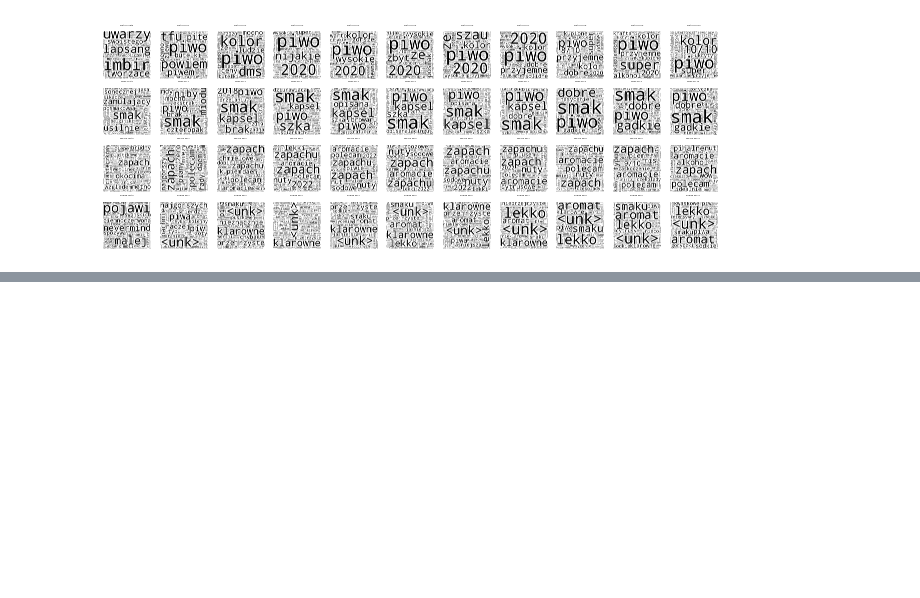
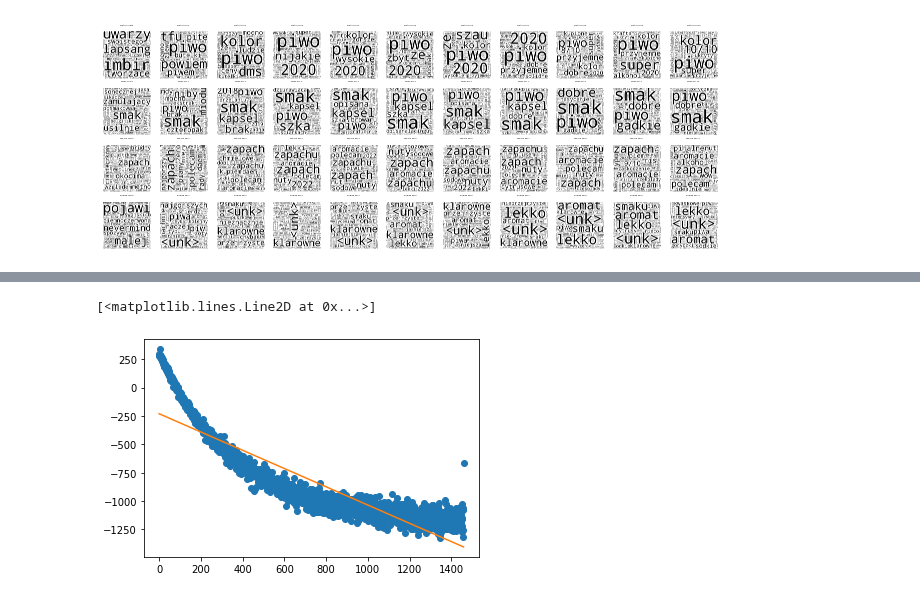
Before and after one commit to madziejm/1e100-ibu, a Jupyter notebook: 1e100ibu.ipynb, the cells around one changed output, grey strips where cells are left out. Drawn from its saved outputs; the diff is of its cells as text; code cells hidden in the pictures; blank space fills up the shorter version.

```diff
--- a/1e100ibu.ipynb
+++ b/1e100ibu.ipynb
@@ -107,7 +107,8 @@ class BaseReviews(torch.utils.data.Dataset):
         # ratings = tuple(self._aspect_ratings[a][i] for a in range(self.aspect_count))
         # 2 # tensor
         sentences = tuple(torch.LongTensor(sent) for sent in self._texts[i])
-        ratings = torch.LongTensor(tuple(int(self._aspect_ratings[a][i]) for a in range(self.aspect_count)))
+        # changed LongTensor to IntTensor
+        ratings = torch.IntTensor(tuple(int(self._aspect_ratings[a][i]) for a in range(self.aspect_count)))
         # # 3 # dev
         # sentences = tuple(torch.tensor(sent) for sent in self._texts[i])
         # ratings = torch.tensor(tuple(self._aspect_ratings[a][i] for a in range(self.aspect_count)))
@@ -780,7 +761,7 @@ with open('output', 'wb') as f:
 # %%
 model_rb = AspectModel(rb) # single run
 # model.train()
-model_rb.load_weights('/drive/MyDrive/Colab Notebooks/1e100ibu/saves/weights-end')
+model_rb.load_weights('/drive/MyDrive/2022-01-23 23:17:15.922108/weights-end')
 # %%
 model.word_clouds()
 # %% [output]
@@ -970,0 +1016,19 @@ KeyboardInterrupt: ignored
+# %%
+# plt.figure().set_facecolor('white') # no alpha please
+# plt.xlabel('epoch')
+# plt.ylabel('NLL')
+# plt.xlim(left=0.0, right=model.train_epoch_history[-1])
+# plt.plot(model.train_nll_history, '-o')
+# plt.plot(model.test_epoch_history, model.test_nll_history, '-o')
+# plt.legend(['train batch NLL', 'test mean batch NLL'], loc='upper right')
+# plt.title('Train and test dataset NLL')
+# plt.show(
+import matplotlib.pyplot as plt
+import numpy
+
+plt.plot(range(len(model.train_nll_history)), model.train_nll_history, 'o')
+m, b = np.polyfit(range(len(model.train_nll_history)), model.train_nll_history, 1)
+plt.plot(range(len(model.train_nll_history)), m * numpy.array(range(len(model.train_nll_history))) + b)
+# %% [output]
+[<matplotlib.lines.Line2D at 0x...>]
+[figure, added]
```
Also changed, not shown: parts of 19 cells of this notebook.
